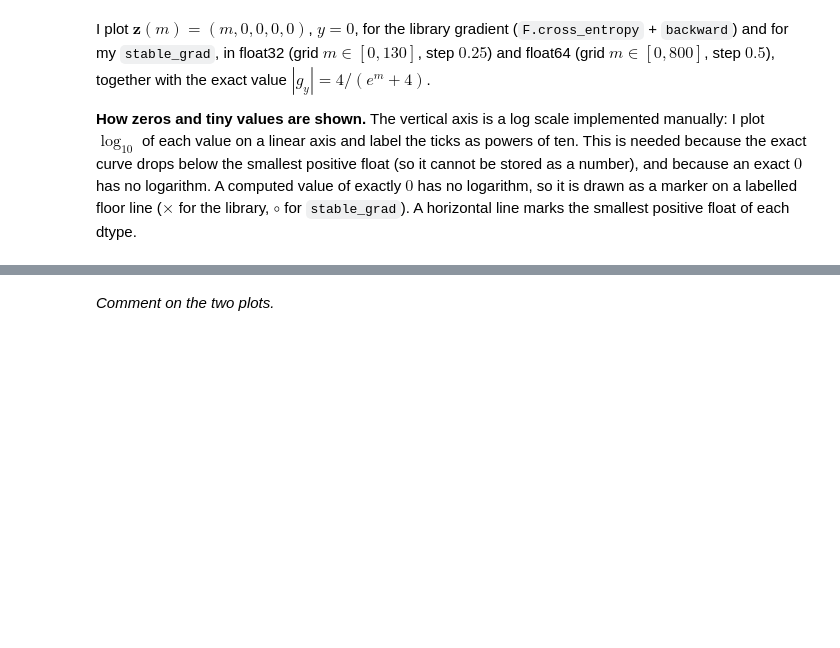
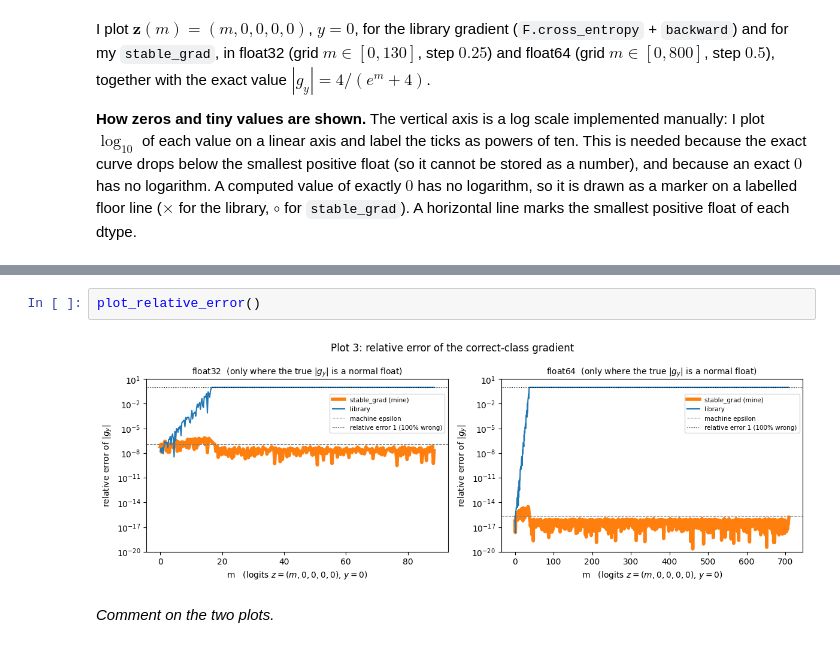
Before and after one commit to singhsaanvi019/cs771-mp2, a Jupyter notebook: problem1.ipynb, the cells around one changed output, grey strips where cells are left out. Saved outputs shown, nothing was run; the diff lists cells and outputs as text; blank space fills up the shorter version.

```diff
--- a/problem1.ipynb
+++ b/problem1.ipynb
@@ -812,3 +836,7 @@ plt.show()
+# %%
+plot_relative_error()
+# %% [output]
+[figure, added]
 # %% [markdown]
 *Comment on the two plots.*
 # %% [markdown]
```
Also changed, not shown: parts of 11 cells of this notebook, 1 other file.
